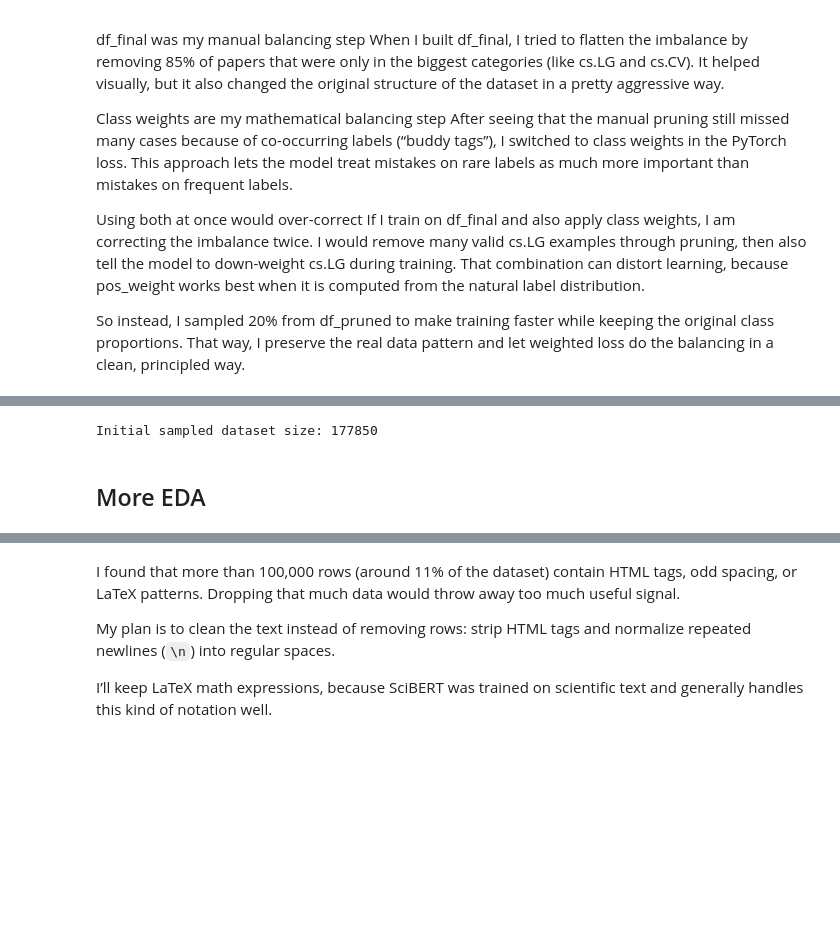
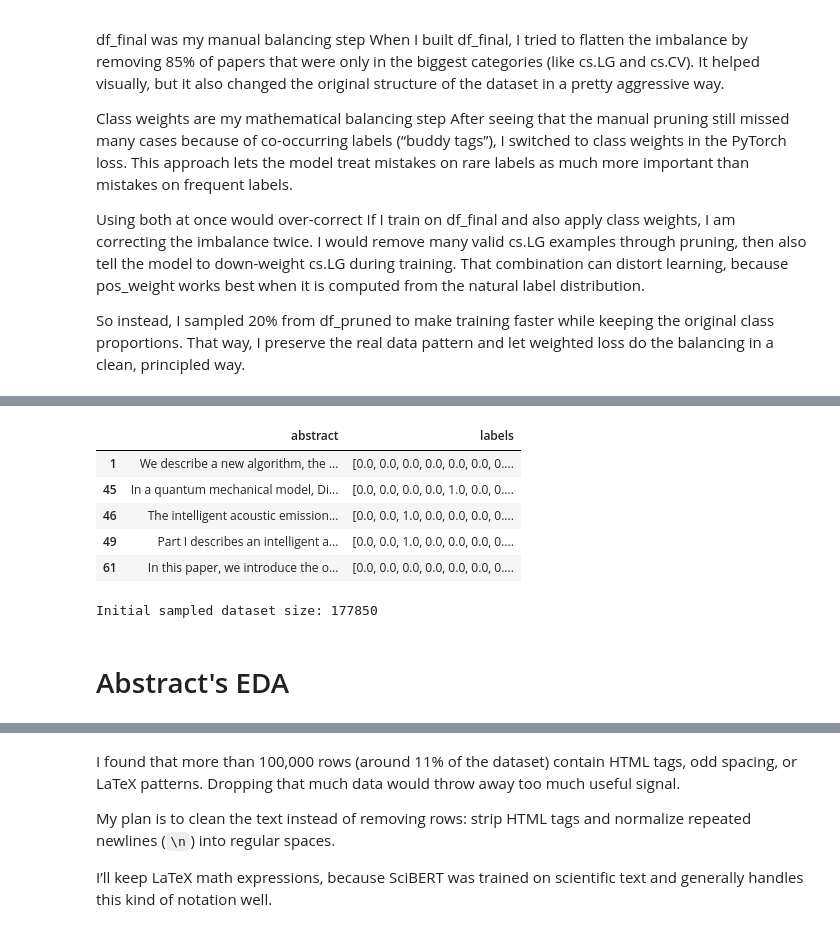
Before and after one commit to galnoel/jurnal-topic-classification, a Jupyter notebook: full.ipynb, the cells around one changed output, grey strips where cells are left out. Cells and saved outputs as stored; diff of their text form; code cells hidden in the pictures; blank space fills up the shorter version.

```diff
--- a/full.ipynb
+++ b/full.ipynb
@@ -387,3 +387,13 @@ df_pruned.head()
 | 46 | 704.0047 | Intelligent location of simultane... | The intelligent acoustic emission... | cs.NE cs.AI | [cs.AI, cs.NE] | [0.0, 0.0, 1.0, 0.0, 0.0, 0.0, 0.... |
 | 49 | 704.005 | Intelligent location of simultane... | Part I describes an intelligent a... | cs.NE cs.AI | [cs.AI, cs.NE] | [0.0, 0.0, 1.0, 0.0, 0.0, 0.0, 0.... |
 | 61 | 704.0062 | On-line Viterbi Algorithm and Its... | In this paper, we introduce the o... | cs.DS | [cs.DS] | [0.0, 0.0, 0.0, 0.0, 0.0, 0.0, 0.... |
+# %%
+df_pruned_cleaned = df_pruned[['abstract', 'labels']].copy()
+df_pruned_cleaned.head()
+# %% [output]
+|  | abstract | labels |
+| 1 | We describe a new algorithm, the ... | [0.0, 0.0, 0.0, 0.0, 0.0, 0.0, 0.... |
+| 45 | In a quantum mechanical model, Di... | [0.0, 0.0, 0.0, 0.0, 1.0, 0.0, 0.... |
+| 46 | The intelligent acoustic emission... | [0.0, 0.0, 1.0, 0.0, 0.0, 0.0, 0.... |
+| 49 | Part I describes an intelligent a... | [0.0, 0.0, 1.0, 0.0, 0.0, 0.0, 0.... |
+| 61 | In this paper, we introduce the o... | [0.0, 0.0, 0.0, 0.0, 0.0, 0.0, 0.... |
@@ -397,7 +409,7 @@ print(f"Initial sampled dataset size: {len(df_sampled)}")
 # %% [output]
 Initial sampled dataset size: 177850
 # %% [markdown]
-## More EDA
+# Abstract's EDA
 # %%
 import pandas as pd
 import re
```
Also changed, not shown: parts of 24 cells of this notebook, 1 other file.
